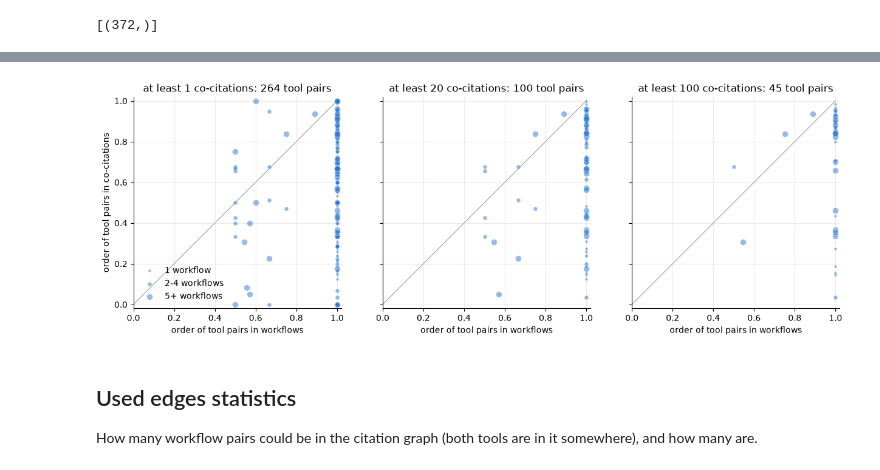
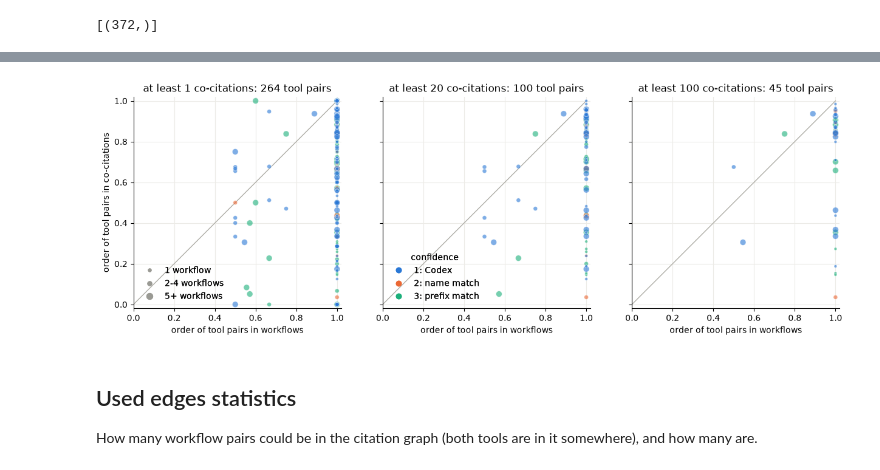
Before and after one commit to inab/InSoLiTo, a Jupyter notebook: directed-graph/workflowhub/compare_citation_edges.ipynb, the cells around one changed output, grey strips where cells are left out. Saved outputs shown, nothing was run; the diff lists cells and outputs as text; code cells hidden in the pictures.

Commit message:
Colour nodes in the siagram according to workflow->tool mapping confidence + code cleanup

```diff
--- a/directed-graph/workflowhub/compare_citation_edges.ipynb
+++ b/directed-graph/workflowhub/compare_citation_edges.ipynb
@@ -184,31 +165,8 @@ plt.show()
 # %%
-# Workflow direction vs. citation direction, one dot per pair, for pairs with at least 1, 20 and 100 articles.
-# Dot size: number of workflows with the pair (1, 2 to 4, 5 or more). On the diagonal both sources have the same ratio.
-import matplotlib.pyplot as plt
-
-SIZES = [("1 workflow", 1, 2, 12), ("2-4 workflows", 2, 5, 25), ("5+ workflows", 5, 10**9, 50)]
-
-fig, axes = plt.subplots(1, 3, figsize=(15, 5.5), sharey=True)
-for ax, min_articles in zip(axes, [1, 20, 100]):
-    rows = con.execute("SELECT wf_dir, cit_dir, wf_fwd + wf_rev FROM pairs WHERE cit_fwd + cit_rev >= ?",
-                       [min_articles]).fetchall()
-    ax.plot([0, 1], [0, 1], color="#b0afa8", linewidth=1, zorder=1)
-    for label, low, high, size in SIZES:
-        pts = [(x, y) for x, y, n in rows if low <= n < high]
-        if pts:
-            ax.scatter(*zip(*pts), s=size, color="#2a78d6", alpha=0.5, edgecolor="white", linewidth=0.5,
-                       zorder=2, label=label)
-    ax.set(xlim=(0, 1.02), ylim=(-0.02, 1.02), aspect="equal",
-           xlabel="order of tool pairs in workflows",
-           title=f"at least {min_articles} co-citations: {len(rows)} tool pairs")
-    ax.spines[["top", "right"]].set_visible(False)
-    ax.grid(color="#ecebe7", linewidth=0.8)
-    ax.set_axisbelow(True)
-axes[0].set_ylabel("order of tool pairs in co-citations")
-axes[0].legend(loc="lower left", frameon=False)
-plt.show()
+# Colour: mapping confidence. Dot size: number of workflows with the pair (1, 2 to 4, 5 or more).
+plot_pairs(colour_by_confidence=True, size_by_workflows=True)
 # %% [output]
-[figure, old version]
+[figure, new version]
 # %% [markdown]
 ## Used edges statistics
 
```
Also changed, not shown: parts of 7 cells of this notebook.
